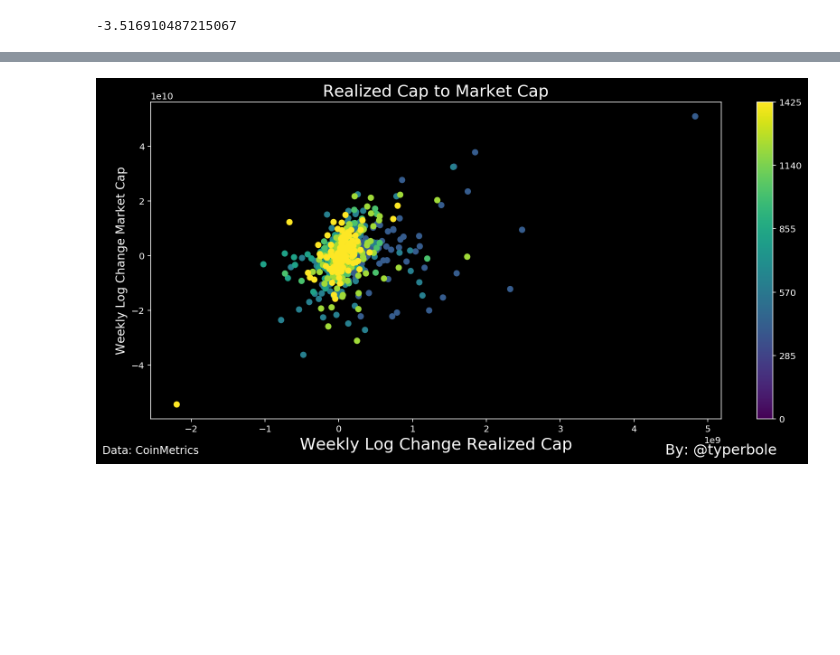
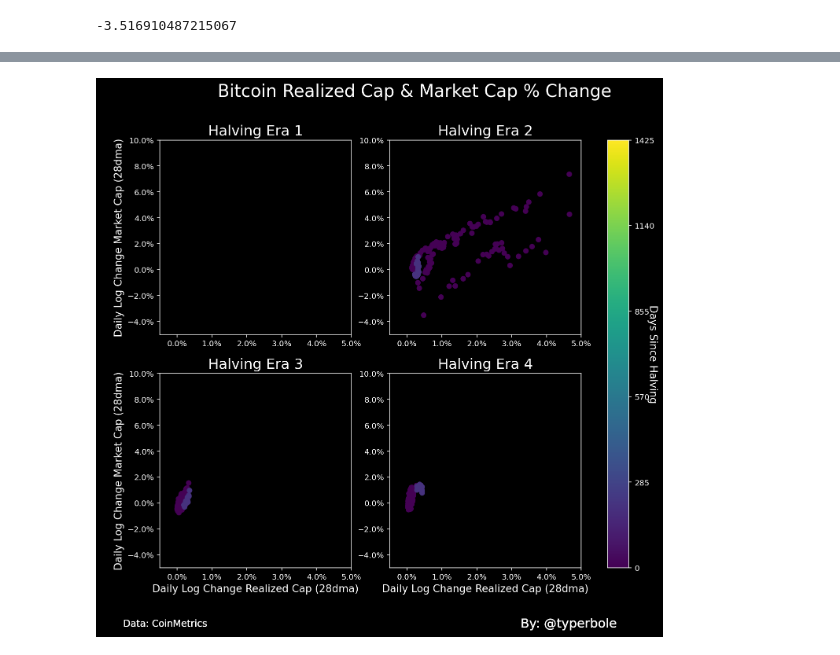
Before and after one commit to ty-perbole/stack-stats, a Jupyter notebook: RealCapMultipier.ipynb, the cells around one changed output, grey strips where cells are left out. Saved outputs shown, nothing was run; the diff lists cells and outputs as text; code cells hidden in the pictures; blank space fills up the shorter version.

```diff
--- a/RealCapMultipier.ipynb
+++ b/RealCapMultipier.ipynb
@@ -8,6 +8,9 @@ import matplotlib as mpl
 import matplotlib.pyplot as plt
 import matplotlib.ticker as mtick
 plt.style.use('dark_background')
+from matplotlib import cm
+
+viridis = cm.get_cmap('viridis', 8)
 
 %load_ext autoreload
 %autoreload 2
@@ -158,12 +161,12 @@ for halving_era in data.halving_era.unique():
     # ax.set_yscale("log")
     ax.set_ylim(-5, 10)
     ax.yaxis.set_major_formatter(mtick.PercentFormatter())
-    ax.set_ylabel('Daily Log Change Market Cap (28dma)', fontsize=13)
+    ax.set_ylabel('Market Cap (28dma % change)', fontsize=13)
 
     # ax.set_xscale("log")
     ax.set_xlim(-0.5, 5)
     ax.xaxis.set_major_formatter(mtick.PercentFormatter())
-    ax.set_xlabel('Daily Log Change Realized Cap (28dma)', fontsize=18)
+    ax.set_xlabel('Realized Cap (28dma % change)', fontsize=18)
 
     ax.set_title('Realized Cap to Market Cap Pct Change: Halving Era {}'.format(halving_era_map.get(halving_era)), fontsize=18)
 
@@ -247,54 +314,55 @@ AttributeError: 'PathCollection' object has no attribute 'set_title'
 # %%
-halving_era = pd.to_datetime('2016-07-10')#pd.to_datetime('2020, 5, 11')
+fig, ((ax1, ax2), (ax3, ax4)) = plt.subplots(2, 2, figsize=(12, 10))
+axs = [ax1, ax2, ax3, ax4]
 
-data_filter = data.loc[
-    (data['halving_era'] == halving_era)
-#     &
-#     ((data['CapRealUSDChange'] > 0) == (data['CapMrktCurUSDChange'] > 0))
-]
-fig = plt.figure(
-        figsize=[12, 6],
-        clear=True,
-        tight_layout=True
-)
+for index, halving_era in enumerate(data.halving_era.unique()):
+    data_filter = data.loc[
+        (data['halving_era'] == halving_era)
+        & (data['days_since_halving'] <= data.loc[data['halving_era'] == datetime.date(2020, 5, 11)].days_since_halving.max())
+    ]
 
-ax = plt.scatter(
-    data_filter['CapRealUSDChange'], data_filter['CapMrktCurUSDChange'],
-#     c=(data_filter['days_since_halving'] / data.days_since_halving.max())
-    c=[viridis(x) for x in (data_filter['days_since_halving'] / data.days_since_halving.max())]
-).axes
+    im = axs[index].scatter(
+        data_filter['CapRealUSDRoll28lnPctChange'] * 100, data_filter['CapMrktCurUSDRoll28lnPctChange'] * 100,
+        c=[viridis(x) for x in (data_filter['days_since_halving'] / data.days_since_halving.max())]
+    )
 
-# ax.set_yscale("log")
-# ax.set_ylim(-40, 40)
-# ax.yaxis.set_major_formatter(mtick.PercentFormatter())
-ax.set_ylabel('Weekly Log Change Market Cap', fontsize=13)
+    # ax.set_yscale("log")
+    axs[index].set_ylim(-5, 10)
+    axs[index].yaxis.set_major_formatter(mtick.PercentFormatter())
+    if index in [0, 2]:
+        axs[index].set_ylabel('Daily Log Change Market Cap (28dma)', fontsize=13)
 
-# ax.set_xscale("log")
-# ax.set_xlim(-10, 10)
-# ax.xaxis.set_major_formatter(mtick.PercentFormatter())
-ax.set_xlabel('Weekly Log Change Realized Cap', fontsize=18)
+#     # ax.set_xscale("log")
+    axs[index].set_xlim(-0.5, 5)
+    axs[index].xaxis.set_major_formatter(mtick.PercentFormatter())
+    if index in [2, 3]:
+        axs[index].set_xlabel('Daily Log Change Realized Cap (28dma)', fontsize=13)
 
-ax.set_title('Realized Cap to Market Cap', fontsize=18)
+    axs[index].set_title('Halving Era {}'.format(halving_era_map.get(halving_era)), fontsize=18)
 
-ax.text(
-    1, -0.1,
-    "By: @typerbole",
-    transform=ax.transAxes,
-    horizontalalignment='center',
-    verticalalignment='center', fontsize=16
-)
+    plt.text(
+        2, -0.05,
+        "By: @typerbole",
+        transform=ax.transAxes,
+        horizontalalignment='right',
+        verticalalignment='center', fontsize=16
+    )
 
-ax.text(
-    0, -0.1,
-    "Data: CoinMetrics",
-    transform=ax.transAxes,
-    horizontalalignment='center',
-    verticalalignment='center', fontsize=12
-)
+    plt.text(
+        0, -0.05,
+        "Data: CoinMetrics",
+        transform=ax.transAxes,
+        horizontalalignment='left',
+        verticalalignment='center', fontsize=12
+    )
 
-cbar = plt.colorbar()
-# cbar.ax.set_yticklabels(data_filter['days_since_halving'])
+cbar = fig.colorbar(im, ax=axs)
+
+# # cbar.ax.set_yticklabels(data_filter['days_since_halving'])
 cbar.ax.set_yticklabels([int(x) for x in cbar.get_ticks() * data.days_since_halving.max()])
+cbar.ax.set_ylabel('Days Since Halving', rotation=270, fontsize=13)
+
+fig.suptitle('Bitcoin Realized Cap & Market Cap % Change', fontsize=22)
 plt.show()
 # %% [output]
-[figure, old version]
+[figure, new version]
```
Also changed, not shown: parts of 9 cells of this notebook.
